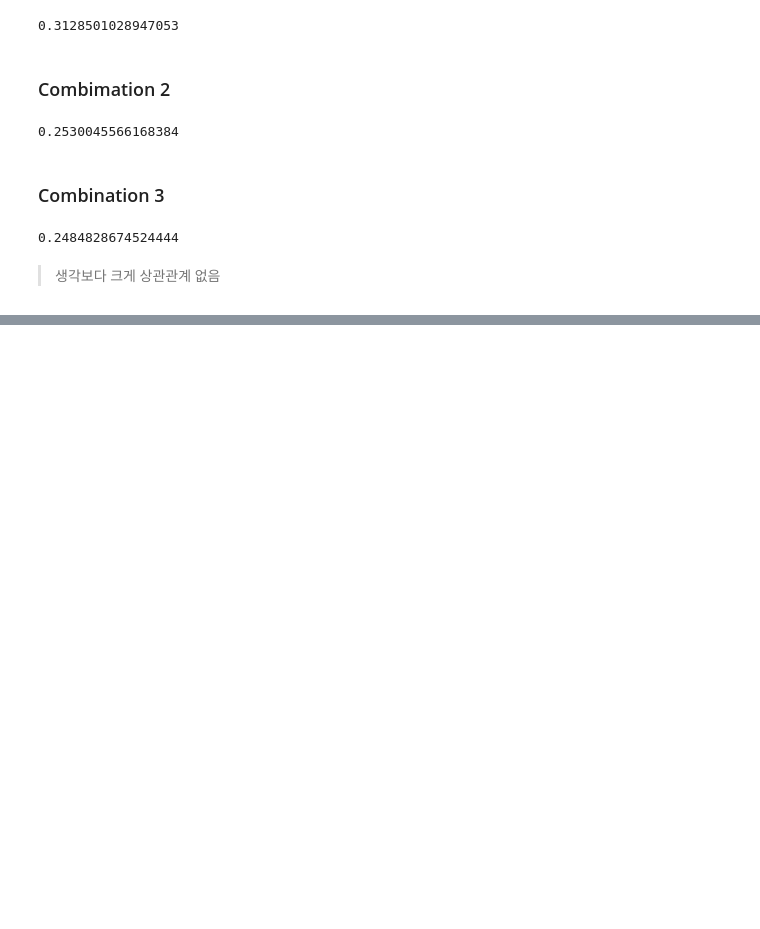
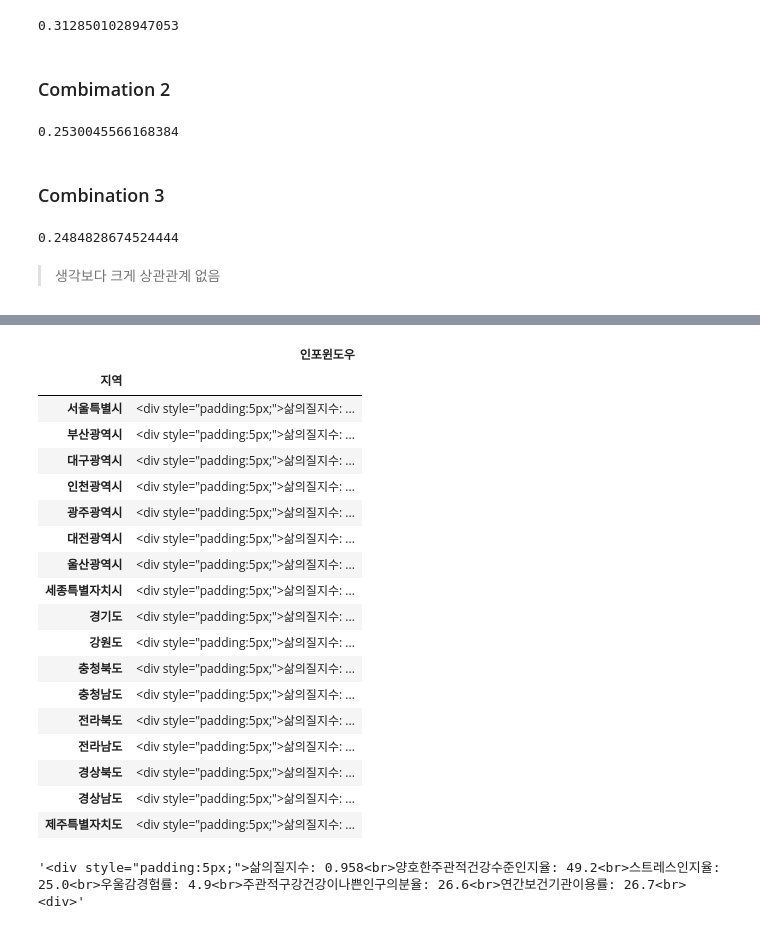
Before and after one commit to BreadFeet/K-water_project, a Jupyter notebook: myanalysis/03_Data_Analysis.ipynb, the cells around one changed output, grey strips where cells are left out. Saved outputs shown, nothing was run; the diff lists cells and outputs as text; code cells hidden in the pictures; blank space fills up the shorter version.

```diff
--- a/myanalysis/03_Data_Analysis.ipynb
+++ b/myanalysis/03_Data_Analysis.ipynb
@@ -259,0 +376,15 @@ lr.score(x3_test, y3_test)
+# %%
+# 지역(시도)마다 인포윈도우에 띄울 string을 담은 list 만들기
+contents = []
+
+for idx in yr_hth.index:
+    sr = yr_hth.loc[idx]
+
+    string = '<div style="padding:5px;">'     # Kakao Map에 바로 사용할 수 있는 형식: <div style="padding:5px;">Hello World!<br></div>'
+    for s in zip(sr.index, sr.values):
+        #print(type(s[0]), type(s[1]))      # str, numpy.float64
+        string += s[0] + ': ' + str(s[1]) + '<br>'
+    string += '<div>'
+    contents.append(string)
+
+contents
@@ -259,0 +409,28 @@ lr.score(x3_test, y3_test)
+# %%
+# 지역 & 인포윈도의 string으로 dataframe 만들기
+info = pd.DataFrame({'인포윈도우':contents}, index=yr_hth.index)
+info
+# %% [output]
+|  | 인포윈도우 |
+| 지역 |  |
+| 서울특별시 | <div style="padding:5px;">삶의질지수: ... |
+| 부산광역시 | <div style="padding:5px;">삶의질지수: ... |
+| 대구광역시 | <div style="padding:5px;">삶의질지수: ... |
+| 인천광역시 | <div style="padding:5px;">삶의질지수: ... |
+| 광주광역시 | <div style="padding:5px;">삶의질지수: ... |
+| 대전광역시 | <div style="padding:5px;">삶의질지수: ... |
+| 울산광역시 | <div style="padding:5px;">삶의질지수: ... |
+| 세종특별자치시 | <div style="padding:5px;">삶의질지수: ... |
+| 경기도 | <div style="padding:5px;">삶의질지수: ... |
+| 강원도 | <div style="padding:5px;">삶의질지수: ... |
+| 충청북도 | <div style="padding:5px;">삶의질지수: ... |
+| 충청남도 | <div style="padding:5px;">삶의질지수: ... |
+| 전라북도 | <div style="padding:5px;">삶의질지수: ... |
+| 전라남도 | <div style="padding:5px;">삶의질지수: ... |
+| 경상북도 | <div style="padding:5px;">삶의질지수: ... |
+| 경상남도 | <div style="padding:5px;">삶의질지수: ... |
+| 제주특별자치도 | <div style="padding:5px;">삶의질지수: ... |
+# %%
+info.loc['세종특별자치시', '인포윈도우']
+# %% [output]
+'<div style="padding:5px;">삶의질지수: 0.958<br>양호한주관적건강수준인지율: 49.2<br>스트레스인지율: 25.0<br>우울감경험률: 4.9<br>주관적구강건강이나쁜인구의분율: 26.6<br>연간보건기관이용률: 26.7<br><div>'
```
Also changed, not shown: parts of 20 cells of this notebook, 14 other files.
